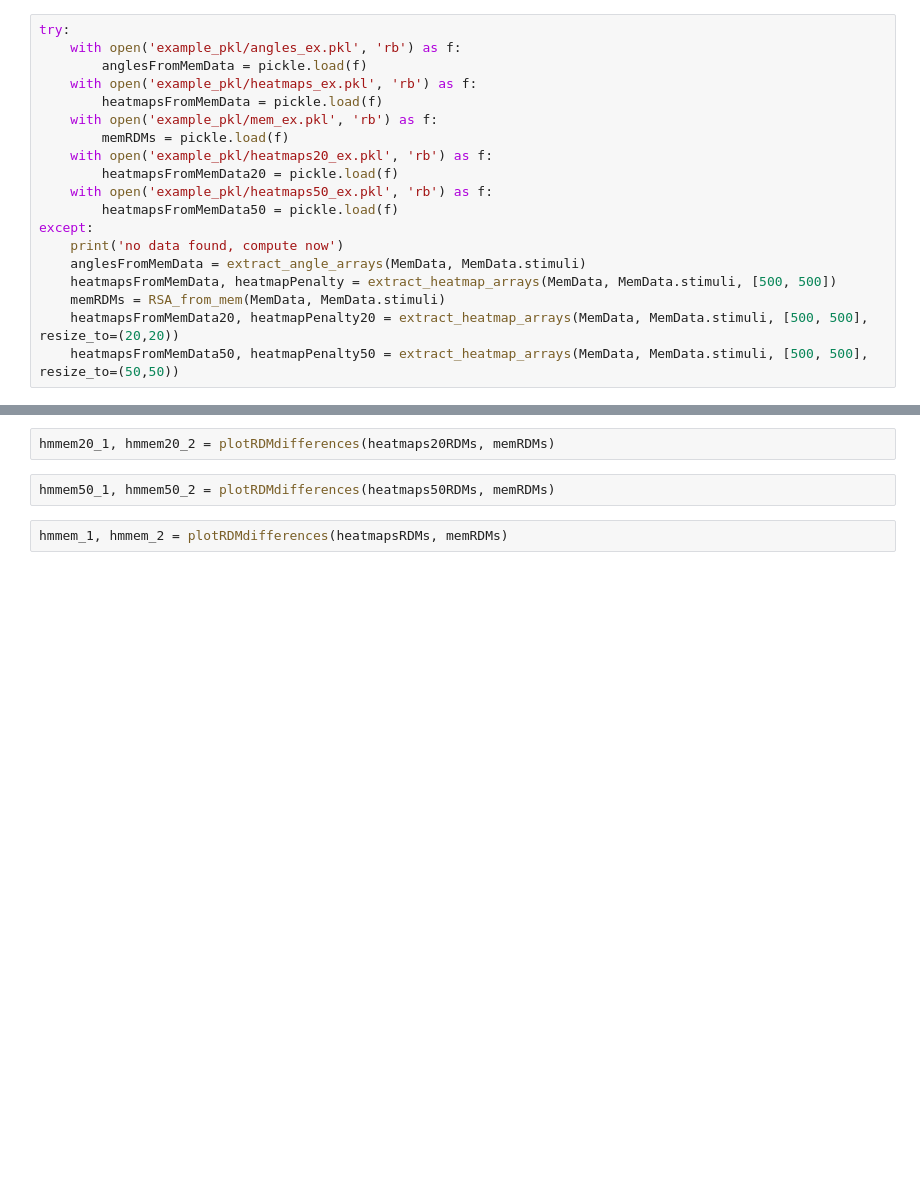
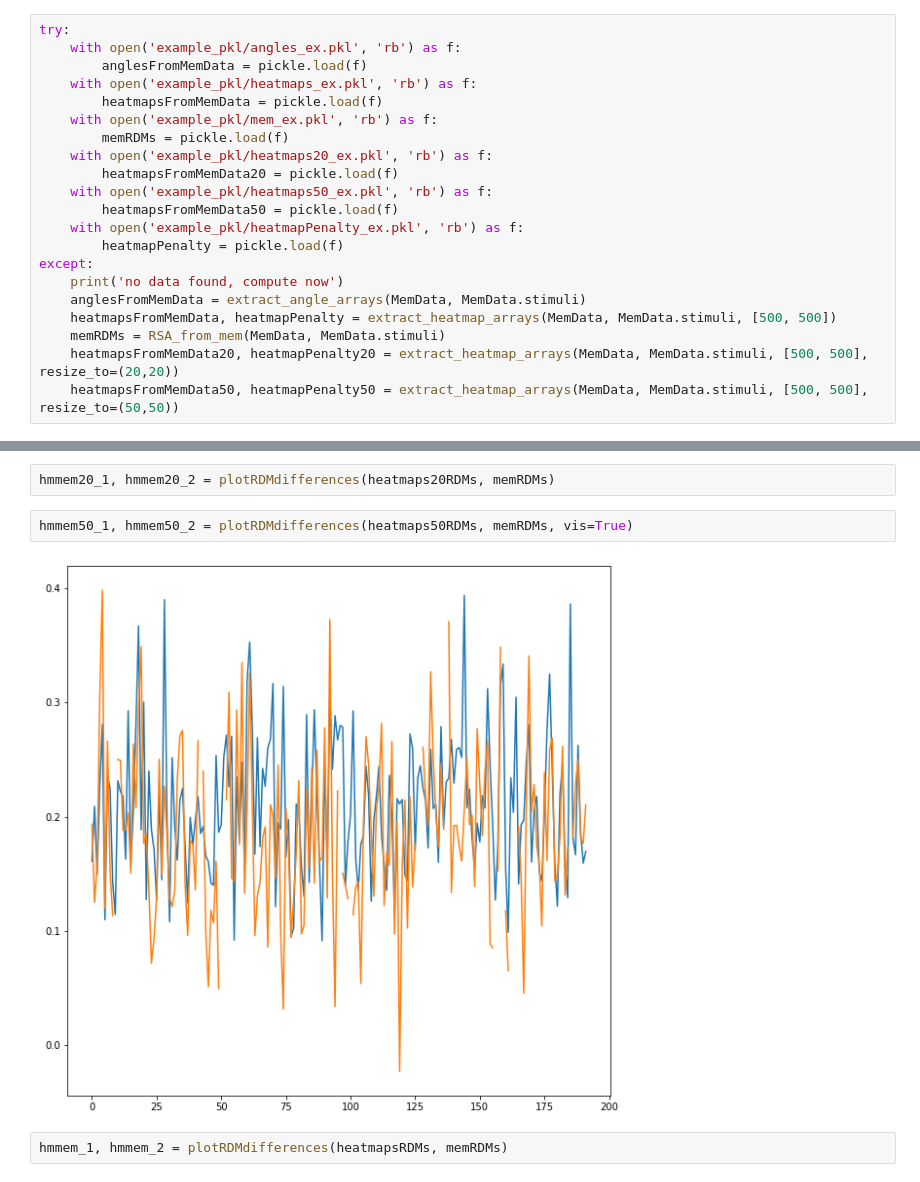
Before and after one commit to jozsarato/PyEyeSim, a Jupyter notebook: Notebooks/RDMDemo.ipynb, the cells around one changed output, grey strips where cells are left out. Cells and saved outputs as stored; diff of their text form; blank space fills up the shorter version.

```diff
--- a/Notebooks/RDMDemo.ipynb
+++ b/Notebooks/RDMDemo.ipynb
@@ -114,6 +118,8 @@ try:
         heatmapsFromMemData20 = pickle.load(f)
     with open('example_pkl/heatmaps50_ex.pkl', 'rb') as f:
         heatmapsFromMemData50 = pickle.load(f)
+    with open('example_pkl/heatmapPenalty_ex.pkl', 'rb') as f:
+        heatmapPenalty = pickle.load(f)
 except:
     print('no data found, compute now')
     anglesFromMemData = extract_angle_arrays(MemData, MemData.stimuli)
@@ -159,6 +242,8 @@ def plotRDMdifferences(rdms, memrdms, vis=False):
 # %%
 hmmem20_1, hmmem20_2 = plotRDMdifferences(heatmaps20RDMs, memRDMs)
 # %%
-hmmem50_1, hmmem50_2 = plotRDMdifferences(heatmaps50RDMs, memRDMs)
+hmmem50_1, hmmem50_2 = plotRDMdifferences(heatmaps50RDMs, memRDMs, vis=True)
+# %% [output]
+[figure, added]
 # %%
 hmmem_1, hmmem_2 = plotRDMdifferences(heatmapsRDMs, memRDMs)
```
Also changed, not shown: parts of 12 cells of this notebook, 1 other file.
